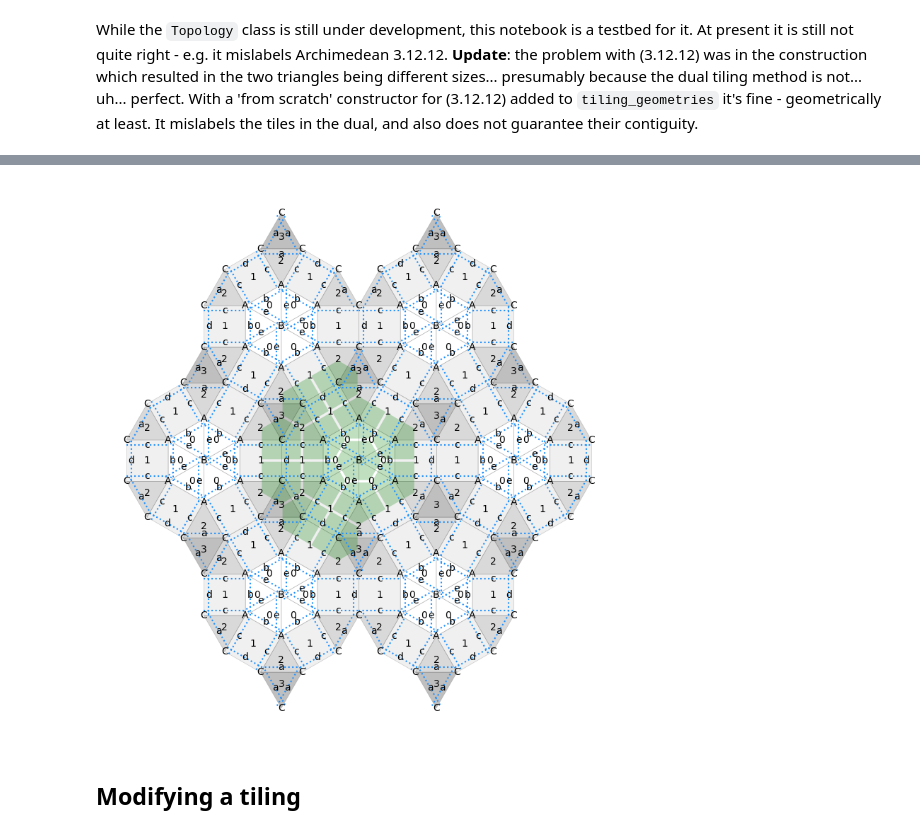
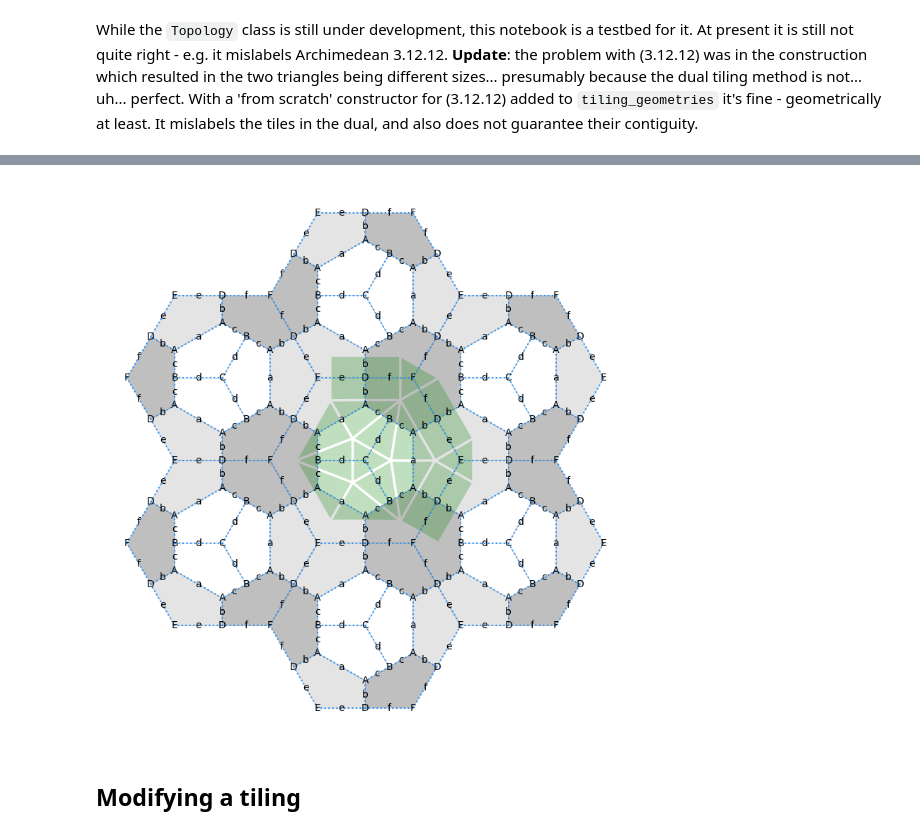
Before and after one commit to DOSull/weavingspace, a Jupyter notebook: examples/topology-working.ipynb, the cells around one changed output, grey strips where cells are left out. Cells and saved outputs as stored; diff of their text form; code cells hidden in the pictures.

```diff
--- a/examples/topology-working.ipynb
+++ b/examples/topology-working.ipynb
@@ -35,9 +35,9 @@ tile.setup_vectors((-s/2, s/2), (s, s/2))
 tile._setup_regularised_prototile()
 # %%
 # tile = TileUnit(tiling_type = "lave", code = "4.6.12", spacing = 1000)
-tile = TileUnit(tiling_type = "chavey", code = "K")
+# tile = TileUnit(tiling_type = "chavey", code = "K")
 # tile = TileUnit(tiling_type = "star2", code = "66", point_angle = 30)
-# tile = TileUnit(tiling_type = "hex-dissection", n = 9, offset = 1, offset_angle = 30)
+tile = TileUnit(tiling_type = "hex-dissection", n = 9, offset = 1, offset_angle = 30)
 # tile = TileUnit(tiling_type = "hex-slice", n = 9, offset = 1)
 # tile = TileUnit(tiling_type = "archimedean", code = "3.4.6.4")
 # tile = TileUnit(tiling_type = "archi", code = "3.12.12")
@@ -49,5 +49,5 @@ tile = TileUnit(tiling_type = "chavey", code = "K")
 # tile = WeaveUnit(weave_type = "basket", n = 3, strands = "abc|def", spacing = 200)
 # tile = WeaveUnit(weave_type = "twill", n = 2, strands = "ac|bd")
 # tile = TileUnit(base_shape = TileShape.TRIANGLE)
-ax = tile.plot(r = 1, show_reg_prototile = False, show_prototile = False, cmap = "tab20", show_ids = False, r_alpha = 0.6, show_vectors = False)
+ax = tile.plot(r = 1, show_reg_prototile = False, show_prototile = False, cmap = "tab20", show_ids = False, r_alpha = 1, show_vectors = False)
 # %% [output]
@@ -57,15 +57,15 @@ topo = Topology(tile, True)
 # %%
 ax = topo.plot(
   show_original_tiles = True,
-  show_tile_centres = True,
+  # show_tile_centres = True,
   show_vertex_labels = True,
   show_edge_labels = True,
-  show_edges = True,
-  offset_edges = True,
+  # show_edges = True,
+  offset_edges = False,
   show_dual_tiles = True,
 )
 # %% [output]
-[figure, old version]
+[figure, new version]
 # %% [markdown]
 ## Modifying a tiling
 # %%
```
Also changed, not shown: parts of 5 cells of this notebook, 1 other file.
